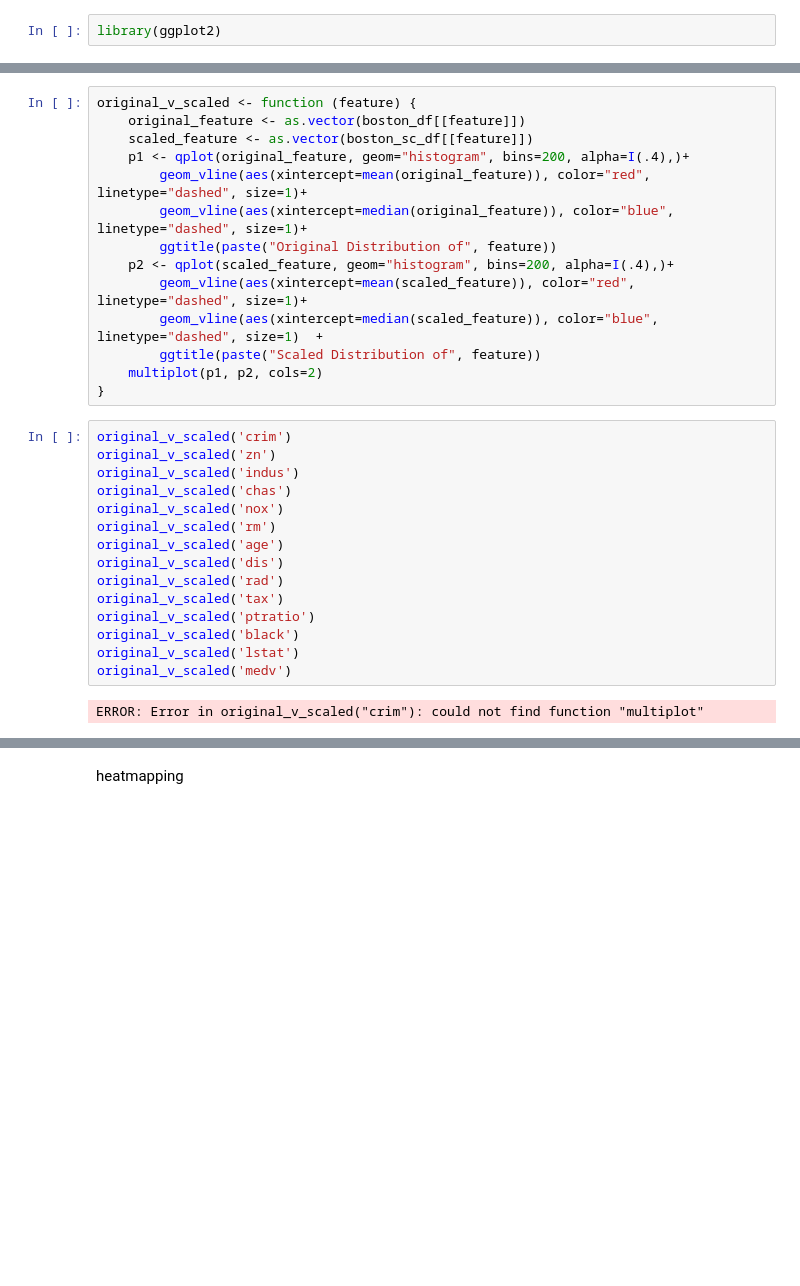
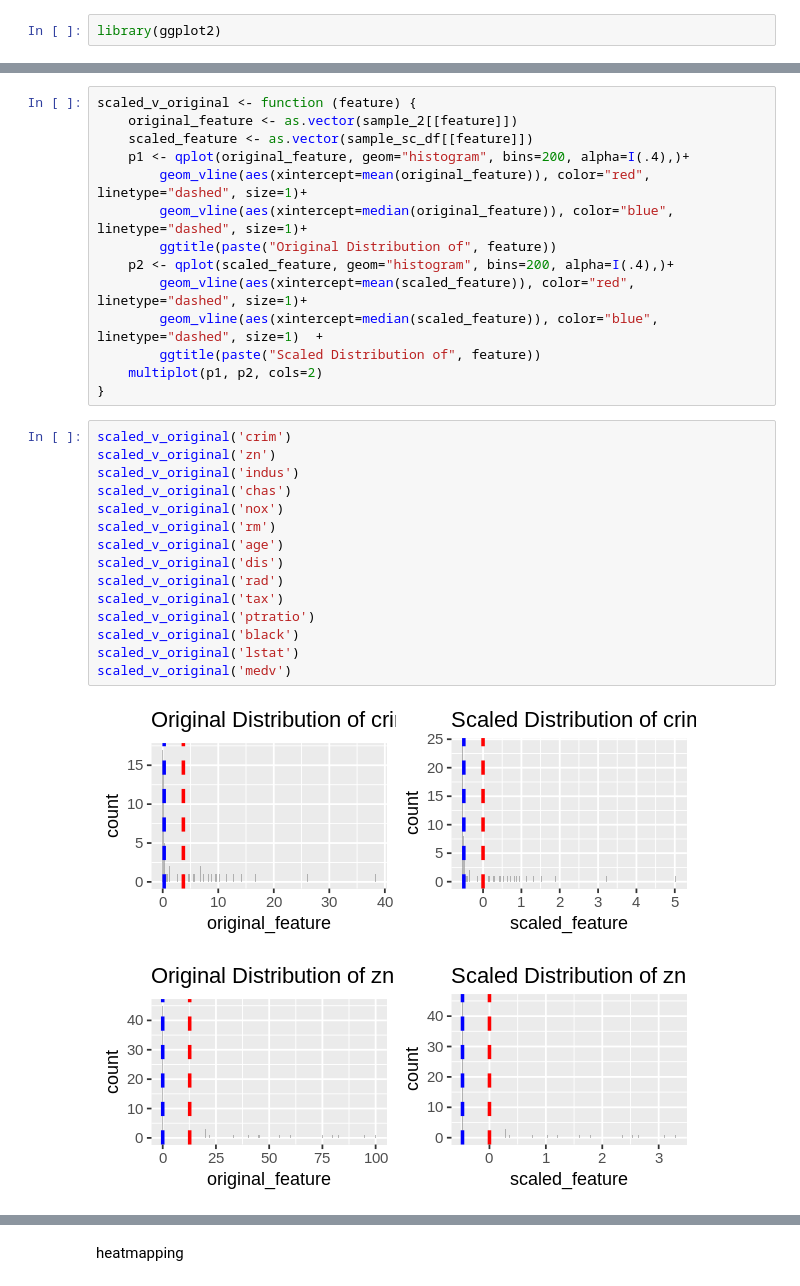
Before and after one commit to cleonadja/Boston-Housing-Data, a Jupyter notebook: ipynb/02-sample_analysis.ipynb, the cells around one changed output, grey strips where cells are left out. Saved outputs shown, nothing was run; the diff lists cells and outputs as text; blank space fills up the shorter version.

```diff
--- a/ipynb/02-sample_analysis.ipynb
+++ b/ipynb/02-sample_analysis.ipynb
@@ -97,7 +139,7 @@ ERROR: Error in file(filename, "r", encoding = encoding): cannot open the connec
 # %%
-original_v_scaled <- function (feature) {
-    original_feature <- as.vector(boston_df[[feature]])
-    scaled_feature <- as.vector(boston_sc_df[[feature]])
+scaled_v_original <- function (feature) {
+    original_feature <- as.vector(sample_2[[feature]])
+    scaled_feature <- as.vector(sample_sc_df[[feature]])
     p1 <- qplot(original_feature, geom="histogram", bins=200, alpha=I(.4),)+
         geom_vline(aes(xintercept=mean(original_feature)), color="red", linetype="dashed", size=1)+
         geom_vline(aes(xintercept=median(original_feature)), color="blue", linetype="dashed", size=1)+
@@ -109,19 +151,20 @@ original_v_scaled <- function (feature) {
     multiplot(p1, p2, cols=2)
 }
 # %%
-original_v_scaled('crim')
-original_v_scaled('zn')
-original_v_scaled('indus')
-original_v_scaled('chas')
-original_v_scaled('nox')
-original_v_scaled('rm')
-original_v_scaled('age')
-original_v_scaled('dis')
-original_v_scaled('rad')
-original_v_scaled('tax')
-original_v_scaled('ptratio')
-original_v_scaled('black')
-original_v_scaled('lstat')
-original_v_scaled('medv')
+scaled_v_original('crim')
+scaled_v_original('zn')
+scaled_v_original('indus')
+scaled_v_original('chas')
+scaled_v_original('nox')
+scaled_v_original('rm')
+scaled_v_original('age')
+scaled_v_original('dis')
+scaled_v_original('rad')
+scaled_v_original('tax')
+scaled_v_original('ptratio')
+scaled_v_original('black')
+scaled_v_original('lstat')
+scaled_v_original('medv')
 # %% [output]
-ERROR: Error in original_v_scaled("crim"): could not find function "multiplot"
+[figure, added]
+[figure, added]
```
Also changed, not shown: parts of 19 cells of this notebook, 3 other files.
